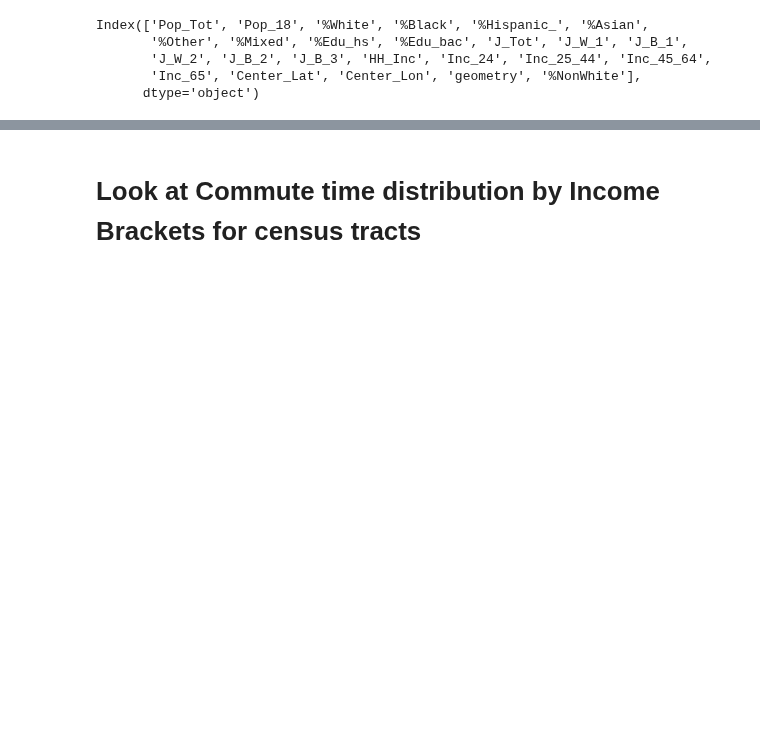
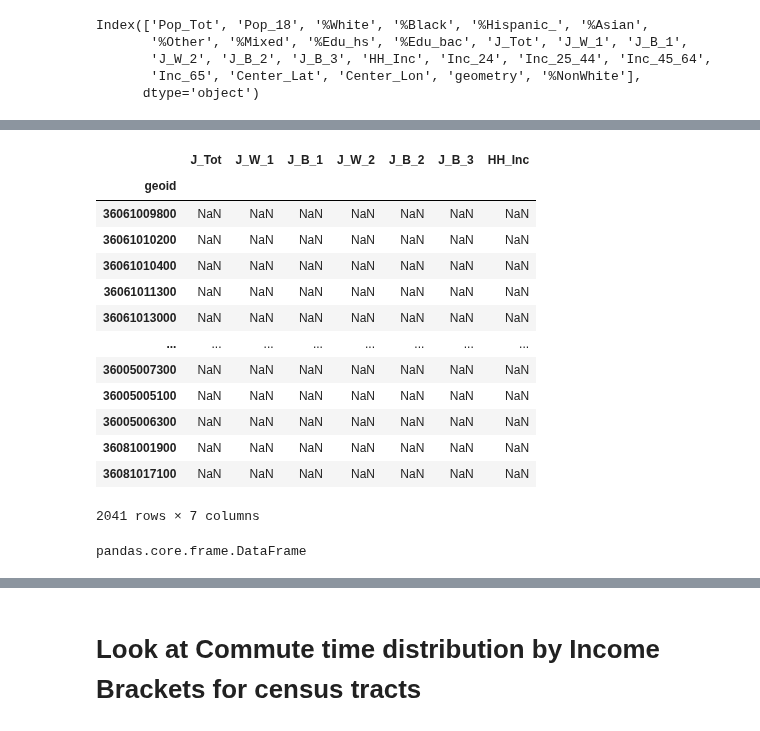
Before and after one commit to emj1020/complex_urban_systems_finalproj, a Jupyter notebook: Scripts/07b_Income_Distribution.ipynb, the cells around one changed output, grey strips where cells are left out. Saved outputs shown, nothing was run; the diff lists cells and outputs as text; code cells hidden in the pictures; blank space fills up the shorter version.

```diff
--- a/Scripts/07b_Income_Distribution.ipynb
+++ b/Scripts/07b_Income_Distribution.ipynb
@@ -93,6 +57,8 @@ Index(['Pop_Tot', 'Pop_18', '%White', '%Black', '%Hispanic_', '%Asian',
       dtype='object')
 # %%
 tracts_demo = tracts_demo[['Pop_Tot', 'Pop_18', '%White', '%NonWhite','%Black', '%Hispanic_', '%Asian',
-       '%Other', '%Mixed', 'Median_Inc', '%Edu_hs', '%Edu_bac']]
+       '%Other', '%Mixed',  '%Edu_hs', '%Edu_bac', 'J_Tot', 'J_W_1', 'J_B_1',
+       'J_W_2', 'J_B_2', 'J_B_3', 'HH_Inc', 'Inc_24', 'Inc_25_44', 'Inc_45_64',
+       'Inc_65']]
 tracts_demo.head()
 # %% [output]
@@ -131,5 +167,25 @@ tract_info.describe()#head()
+# %%
+tract_info[[ 'J_Tot', 'J_W_1', 'J_B_1',
+       'J_W_2', 'J_B_2', 'J_B_3', 'HH_Inc']]
+# %% [output]
+|  | J_Tot | J_W_1 | J_B_1 | J_W_2 | J_B_2 | J_B_3 | HH_Inc |
+| geoid |  |  |  |  |  |  |  |
+| 36061009800 | NaN | NaN | NaN | NaN | NaN | NaN | NaN |
+| 36061010200 | NaN | NaN | NaN | NaN | NaN | NaN | NaN |
+| 36061010400 | NaN | NaN | NaN | NaN | NaN | NaN | NaN |
+| 36061011300 | NaN | NaN | NaN | NaN | NaN | NaN | NaN |
+| 36061013000 | NaN | NaN | NaN | NaN | NaN | NaN | NaN |
+| ... | ... | ... | ... | ... | ... | ... | ... |
+| 36005007300 | NaN | NaN | NaN | NaN | NaN | NaN | NaN |
+| 36005005100 | NaN | NaN | NaN | NaN | NaN | NaN | NaN |
+| 36005006300 | NaN | NaN | NaN | NaN | NaN | NaN | NaN |
+| 36081001900 | NaN | NaN | NaN | NaN | NaN | NaN | NaN |
+| 36081017100 | NaN | NaN | NaN | NaN | NaN | NaN | NaN |
+2041 rows × 7 columns
 # %%
 type(tract_info)
+# %% [output]
+pandas.core.frame.DataFrame
 # %%
 tract_info['geometry'] = tract_info['geometry'].astype(str).apply(loads)
 tract_info = gpd.GeoDataFrame(tract_info,geometry = 'geometry').set_crs('epsg:4326')
```
Also changed, not shown: parts of 20 cells of this notebook, 1 other file.
